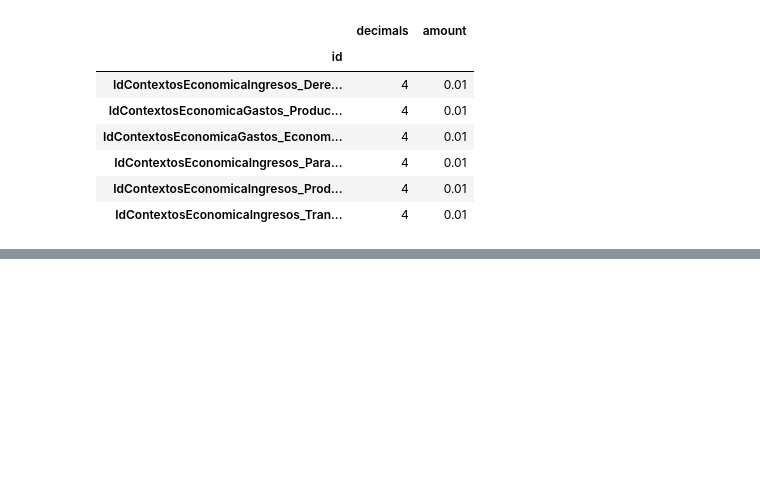
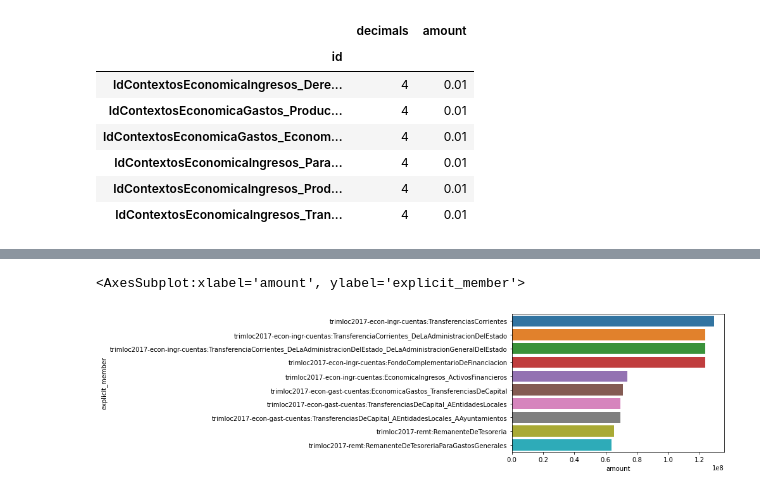
Before and after one commit to CrisKrus/kaggle, a Jupyter notebook: 05-open-data/teruel/analysis.ipynb, the cells around one changed output, grey strips where cells are left out. Drawn from its saved outputs; the diff is of its cells as text; code cells hidden in the pictures; blank space fills up the shorter version.

```diff
--- a/05-open-data/teruel/analysis.ipynb
+++ b/05-open-data/teruel/analysis.ipynb
@@ -13,6 +15,8 @@ import seaborn as sns
 # %%
 input_files_path = './input'
 files = os.listdir(input_files_path)
+
+df = pd.DataFrame(columns=['filename', 'amount'])
 
 for file in files:
     if os.path.isfile(os.path.join(input_files_path, file)):
@@ -21,4 +25,4 @@ for file in files:
             entities = pd.read_csv(path)
             amount = entities.amount.sum()
             if amount != 0.0:
-                print('total amount for ', file, amount)
+                df = df.append({'filename': file, 'amount': amount}, ignore_index=True)
@@ -221,0 +261,5 @@ group_payments_without_empties[group_payments_without_empties.amount == 0.01]
+# %%
+group_payments_by_explicit_member = all_payments[all_payments.amount != 0.0] # remove before sum to avoid errors
+group_payments_by_explicit_member = group_payments_by_explicit_member.groupby('explicit_member').sum()
+group_payments_by_explicit_member = group_payments_by_explicit_member.drop('decimals', axis=1)
+group_payments_by_explicit_member = group_payments_by_explicit_member.sort_values(by='amount', ascending=False)
@@ -221,0 +283,6 @@ group_payments_without_empties[group_payments_without_empties.amount == 0.01]
+# %%
+top_10_explicit_member_payments = group_payments_by_explicit_member.head(10)
+sns.barplot(x=top_10_explicit_member_payments['amount'], y=top_10_explicit_member_payments.index)
+# %% [output]
+<AxesSubplot:xlabel='amount', ylabel='explicit_member'>
+[figure, added]
```
Also changed, not shown: parts of 19 cells of this notebook, 7 other files.
